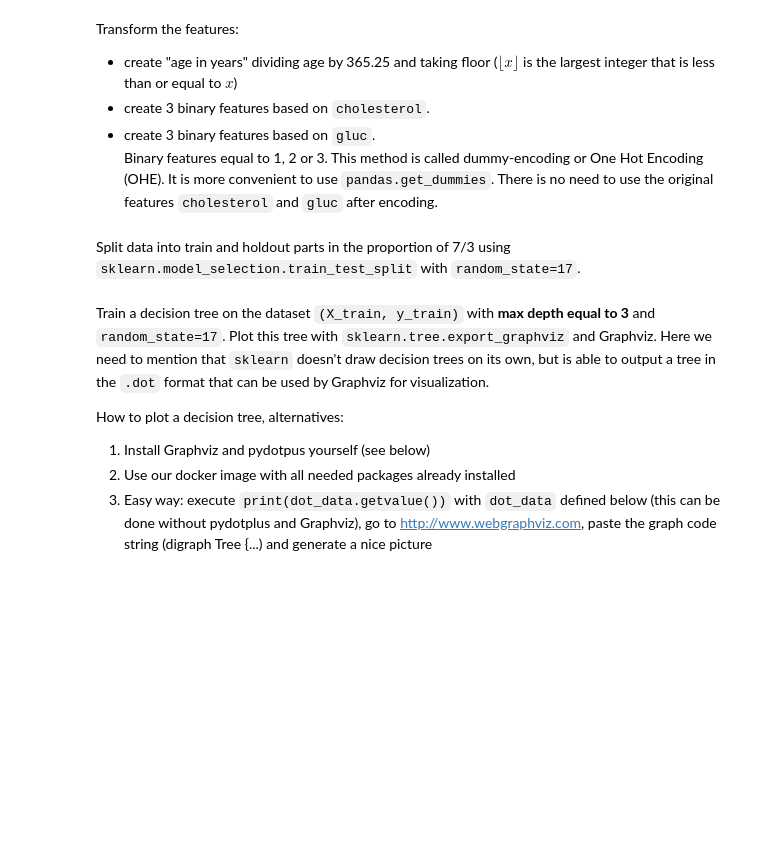
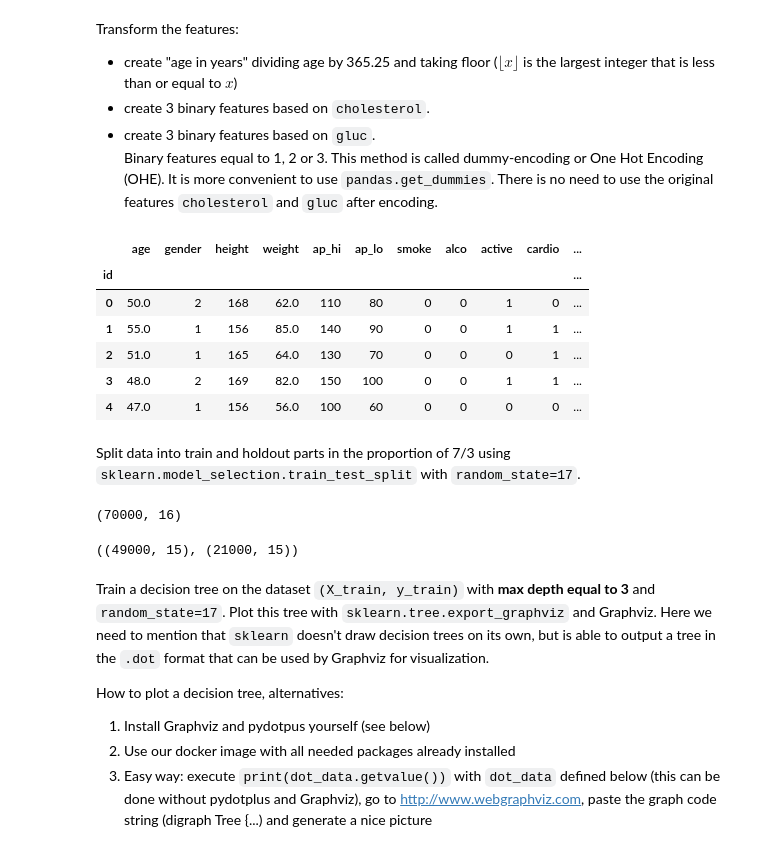
Before and after one commit to Schnell5/ODS_course, a Jupyter notebook: notebooks/assignment3_part1_decision_trees.ipynb, the cells around one changed output. Saved outputs shown, nothing was run; the diff lists cells and outputs as text; code cells hidden in the pictures; blank space fills up the shorter version.

```diff
--- a/notebooks/assignment3_part1_decision_trees.ipynb
+++ b/notebooks/assignment3_part1_decision_trees.ipynb
@@ -197,7 +197,7 @@ There are 3 types of input features:
 
 All of the dataset values were collected at the moment of medical examination.
 # %%
-df = pd.read_csv('../../data/mlbootcamp5_train.csv',
+df = pd.read_csv('../data/mlbootcamp5_train.csv',
                  index_col='id', sep=';')
 # %%
 df.head()
@@ -220,2 +221,12 @@ Transform the features:
+# %%
+df.head()
+# %% [output]
+|  | age | gender | height | weight | ap_hi | ap_lo | smoke | alco | active | cardio | ... |
+| id |  |  |  |  |  |  |  |  |  |  | ... |
+| 0 | 50.0 | 2 | 168 | 62.0 | 110 | 80 | 0 | 0 | 1 | 0 | ... |
+| 1 | 55.0 | 1 | 156 | 85.0 | 140 | 90 | 0 | 0 | 1 | 1 | ... |
+| 2 | 51.0 | 1 | 165 | 64.0 | 130 | 70 | 0 | 0 | 0 | 1 | ... |
+| 3 | 48.0 | 2 | 169 | 82.0 | 150 | 100 | 0 | 0 | 1 | 1 | ... |
+| 4 | 47.0 | 1 | 156 | 56.0 | 100 | 60 | 0 | 0 | 0 | 0 | ... |
 # %% [markdown]
 Split data into train and holdout parts in the proportion of 7/3 using `sklearn.model_selection.train_test_split` with `random_state=17`.
@@ -225,3 +233,14 @@ Split data into train and holdout parts in the proportion of 7/3 using `sklearn.
+# %%
+df.shape
+# %% [output]
+(70000, 16)
+# %%
+y = df['cardio']
+X = df.drop('cardio', axis=1)
+X_train, X_valid, y_train, y_valid = train_test_split(X, y, test_size = 0.3, random_state=17)
+X_train.shape, X_valid.shape
+# %% [output]
+((49000, 15), (21000, 15))
 # %% [markdown]
 Train a decision tree on the dataset `(X_train, y_train)` with **max depth equal to 3** and `random_state=17`. Plot this tree with `sklearn.tree.export_graphviz` and Graphviz. Here we need to mention that `sklearn` doesn't draw decision trees on its own, but is able to output a tree in the `.dot` format that can be used by Graphviz for visualization.
 
```
Also changed, not shown: parts of 34 cells of this notebook.
